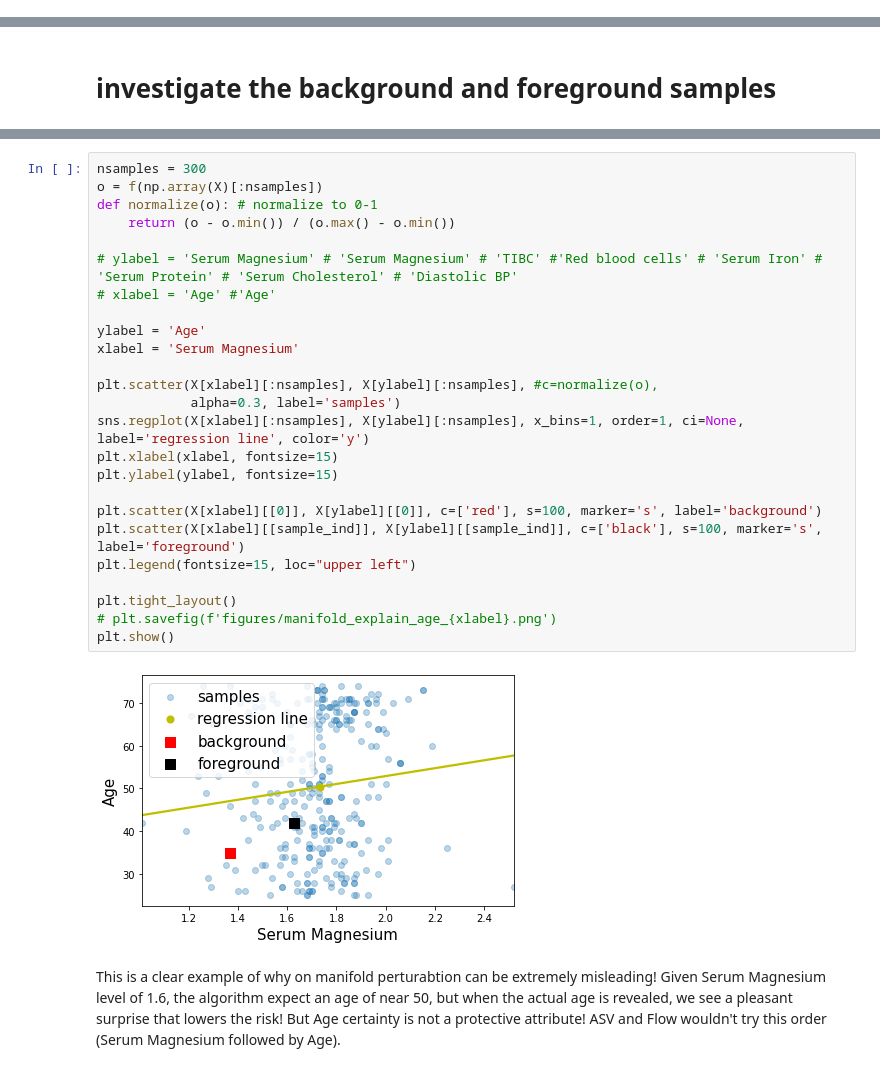
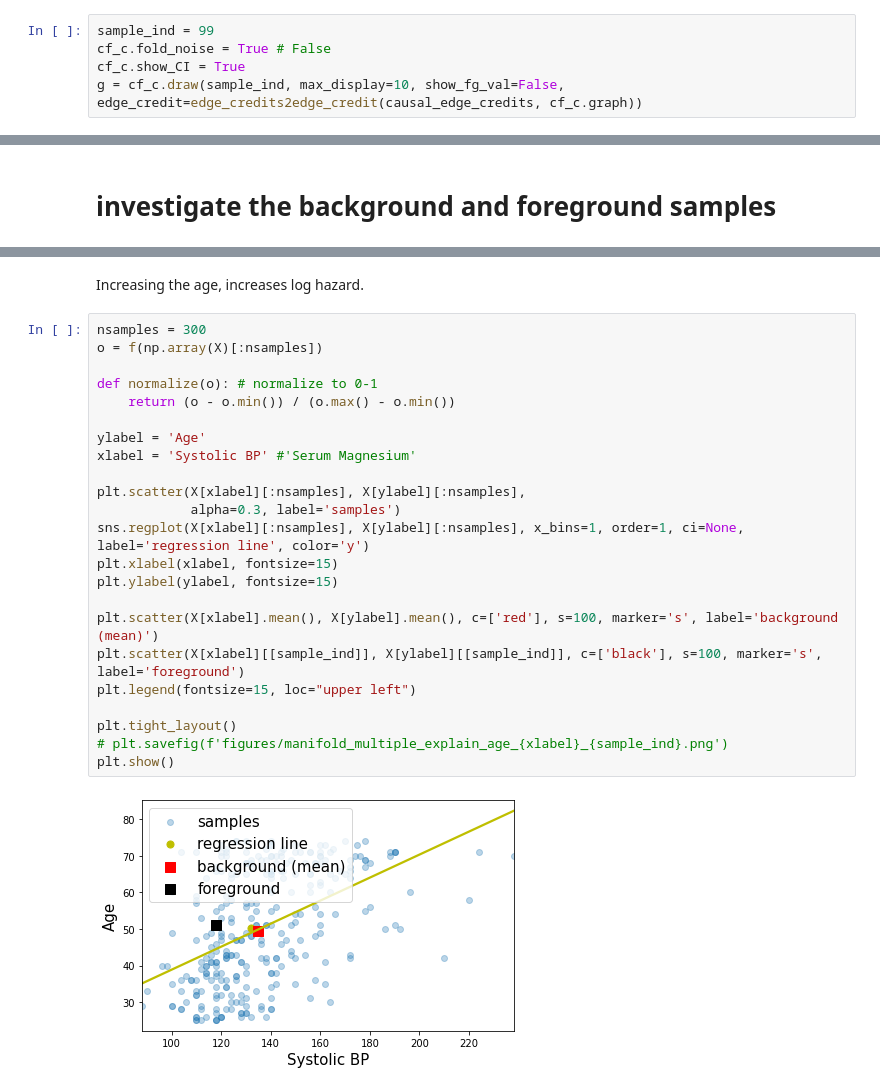
Before and after one commit to nathanwang000/Shapley-Flow, a Jupyter notebook: clean_notebooks/nutrition.ipynb, the cells around one changed output, grey strips where cells are left out. Drawn from its saved outputs; the diff is of its cells as text.

```diff
--- a/clean_notebooks/nutrition.ipynb
+++ b/clean_notebooks/nutrition.ipynb
@@ -390,0 +352,5 @@ g = cf_c.draw(sample_ind, max_display=10, show_fg_val=False, edge_credit=causal_
+# %%
+sample_ind = 99
+cf_c.fold_noise = True # False
+cf_c.show_CI = True
+g = cf_c.draw(sample_ind, max_display=10, show_fg_val=False, edge_credit=edge_credits2edge_credit(causal_edge_credits, cf_c.graph))
@@ -438,29 +402,27 @@ Pulse pressure     &                50 &                80 \\
+# %% [markdown]
+Increasing the age, increases log hazard.
 # %%
 nsamples = 300
 o = f(np.array(X)[:nsamples])
+
 def normalize(o): # normalize to 0-1
     return (o - o.min()) / (o.max() - o.min())
 
-# ylabel = 'Serum Magnesium' # 'Serum Magnesium' # 'TIBC' #'Red blood cells' # 'Serum Iron' # 'Serum Protein' # 'Serum Cholesterol' # 'Diastolic BP'
-# xlabel = 'Age' #'Age'
+ylabel = 'Age'
+xlabel = 'Systolic BP' #'Serum Magnesium'
 
-ylabel = 'Age'
-xlabel = 'Serum Magnesium'
-
-plt.scatter(X[xlabel][:nsamples], X[ylabel][:nsamples], #c=normalize(o),
+plt.scatter(X[xlabel][:nsamples], X[ylabel][:nsamples],
             alpha=0.3, label='samples')
 sns.regplot(X[xlabel][:nsamples], X[ylabel][:nsamples], x_bins=1, order=1, ci=None, label='regression line', color='y')
 plt.xlabel(xlabel, fontsize=15)
 plt.ylabel(ylabel, fontsize=15)
 
-plt.scatter(X[xlabel][[0]], X[ylabel][[0]], c=['red'], s=100, marker='s', label='background')
+plt.scatter(X[xlabel].mean(), X[ylabel].mean(), c=['red'], s=100, marker='s', label='background (mean)')
 plt.scatter(X[xlabel][[sample_ind]], X[ylabel][[sample_ind]], c=['black'], s=100, marker='s', label='foreground')
 plt.legend(fontsize=15, loc="upper left")
 
 plt.tight_layout()
-# plt.savefig(f'figures/manifold_explain_age_{xlabel}.png')
+# plt.savefig(f'figures/manifold_multiple_explain_age_{xlabel}_{sample_ind}.png')
 plt.show()
 # %% [output]
-[figure, old version]
+[figure, new version]
-# %% [markdown]
-This is a clear example of why on manifold perturabtion can be extremely misleading! Given Serum Magnesium level of 1.6, the algorithm expect an age of near 50, but when the actual age is revealed, we see a pleasant surprise that lowers the risk! But Age certainty is not a protective attribute! ASV and Flow wouldn't try this order (Serum Magnesium followed by Age).
```
Also changed, not shown: parts of 40 cells of this notebook, 6 other files.
